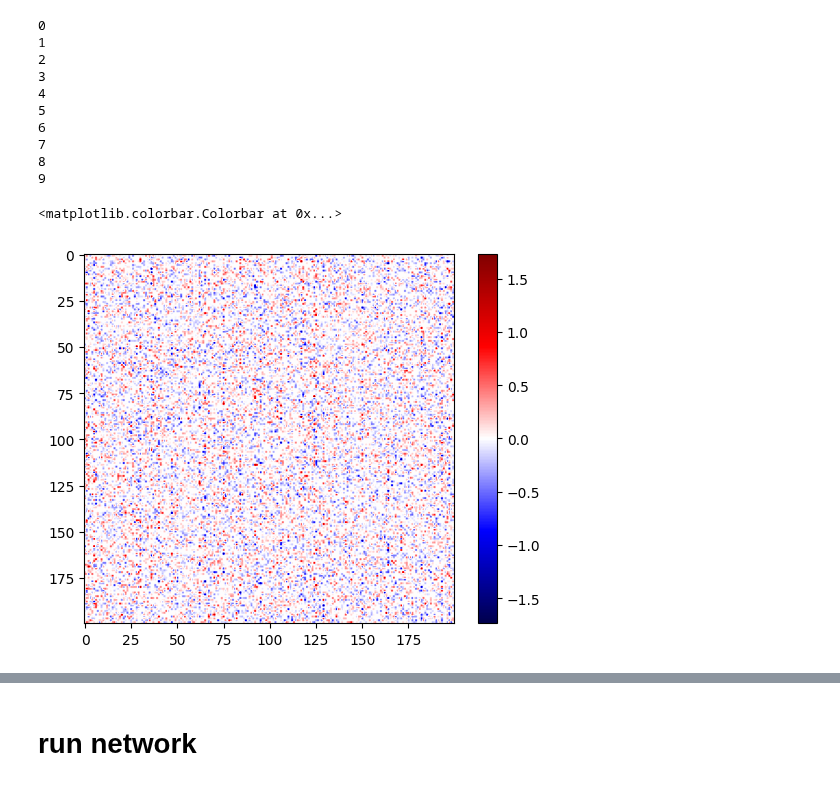
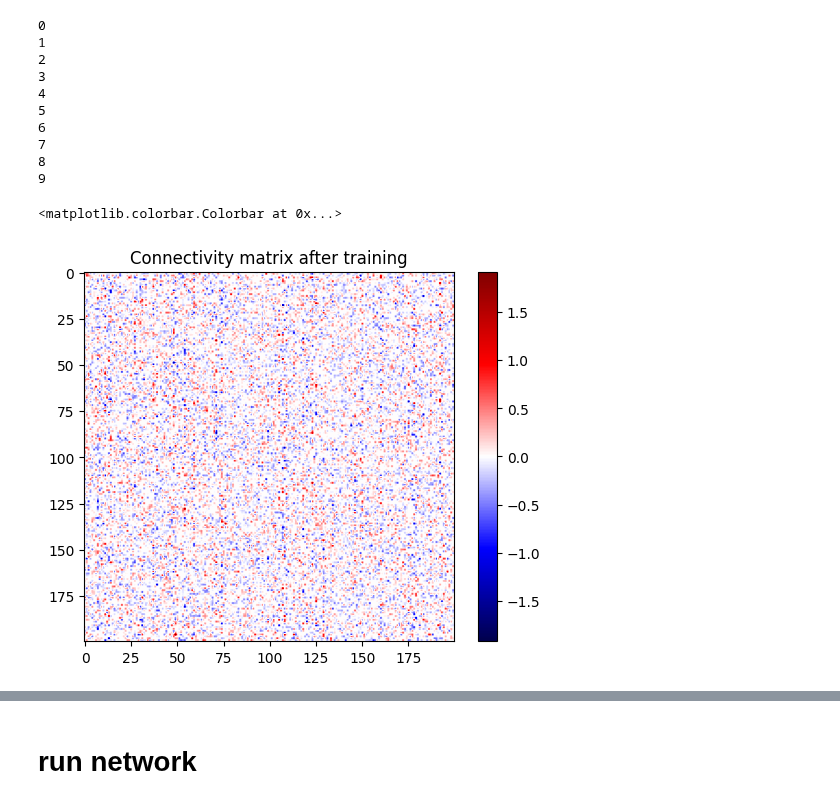
Before and after one commit to Sam-q-3736/srnn_rls, a Jupyter notebook: Untitled2.ipynb, the cells around one changed output, grey strips where cells are left out. Drawn from its saved outputs; the diff is of its cells as text; code cells hidden in the pictures.

Commit message:
figure plotting

```diff
--- a/Untitled2.ipynb
+++ b/Untitled2.ipynb
@@ -101,6 +106,7 @@ def train_QIF_loop(neuron_params, time_params, train_params, W, stim, targets):
     theta = np.zeros(N) # phase of neurons
     u = np.zeros(N) # synaptic drive
     r = np.zeros(N) # filtered synaptic drive
+    spk_t = np.zeros(N)
 
     # initialize correlation matrices for each row
     Pidx = np.zeros((N, N))
@@ -124,13 +130,14 @@ def train_QIF_loop(neuron_params, time_params, train_params, W, stim, targets):
     spks = []
     sdrive = []
     thetas = []
+    spk_rast = []
 
     # training loop
     for i in range(nloop):
         print(i)
         t = 0.0
         itr = 0
-        while t < T - dt:
+        while t < T:
 
             # RK4 for theta neuron model (one step)
             k1 = dt * dtheta(theta, u + stim[:, int(t/dt)]);
@@ -151,6 +158,7 @@ def train_QIF_loop(neuron_params, time_params, train_params, W, stim, targets):
             idx2 = theta_next - theta > np.mod(np.pi - theta, 2*np.pi) # surely there's a better way to do this...
             idx = np.multiply(idx1, idx2)
             r[idx] += 1/tau_s # update spikes in r
+            spk_t[idx] += 1
 
             # update variables
             theta = np.mod(theta + (k1 + 2*k2 + 2*k3 + k4)/6, 2*np.pi)
@@ -162,10 +170,10 @@ def train_QIF_loop(neuron_params, time_params, train_params, W, stim, targets):
             spks.append(r)
             sdrive.append(u)
             thetas.append(theta)
+            spk_rast.append(spk_t)
 
             # train W matrix
-            if t > stim_off and np.mod(int(t/dt), int(train_every/dt)) == 0: # only train after initial stimulus
-                #print('training')
+            if t > stim_off and t < int(T) and np.mod(int(t/dt), int(train_every/dt)) == 0: # only train after initial stimulus
                 for row in range(N): # update each row of W by RLS
 
                     # update correlation matrix
@@ -182,7 +190,8 @@ def train_QIF_loop(neuron_params, time_params, train_params, W, stim, targets):
     spks = np.transpose(spks)
     sdrive = np.transpose(sdrive)
     thetas = np.transpose(thetas)
-    return W, spks, sdrive, thetas
+    spk_rast = np.transpose(spk_rast)
+    return W, spks, sdrive, thetas, spk_rast
 # %%
 # returns a sparse NxN matrix with gaussian entries
 def genw_sparse(N, m, std, p):
@@ -236,7 +245,7 @@ W_trained = np.copy(W)
 stim = gen_rand_stim(N, timesteps)
 targets = gen_sine_targets(N, timesteps, 2) # 2 is maximum number of cycles in training period
 # %%
-W_trained, spks, sdrive, thetas = train_QIF_loop(neuron_params, time_params, train_params, W_trained, stim, targets)
+W_trained, spks, sdrive, thetas, spk_rast = train_QIF_loop(neuron_params, time_params, train_params, W_trained, stim, targets)
 # %% [output]
 0
 1
@@ -249,8 +258,9 @@ W_trained, spks, sdrive, thetas = train_QIF_loop(neuron_params, time_params, tra
 8
 9
 # %%
-plt.imshow(W_trained, cmap=plt.get_cmap('seismic'), vmin = -(max(-1*np.min(W_trained), np.max(W_trained))))
+plt.imshow(W_trained, cmap=plt.get_cmap('seismic'), vmin = -(max(-1*np.min(W_trained), np.max(W_trained))), vmax = (max(-1*np.min(W_trained), np.max(W_trained))))
+plt.title("Connectivity matrix after training")
 plt.colorbar()
 # %% [output]
 <matplotlib.colorbar.Colorbar at 0x...>
-[figure, old version]
+[figure, new version]
```
Also changed, not shown: parts of 14 cells of this notebook.
